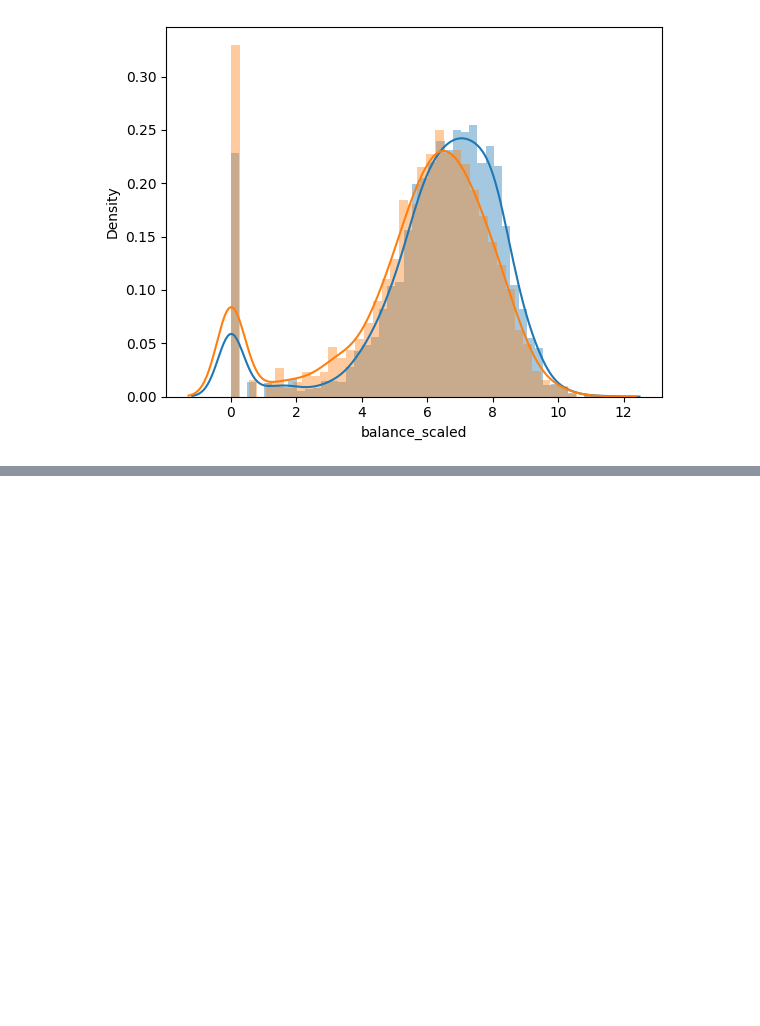
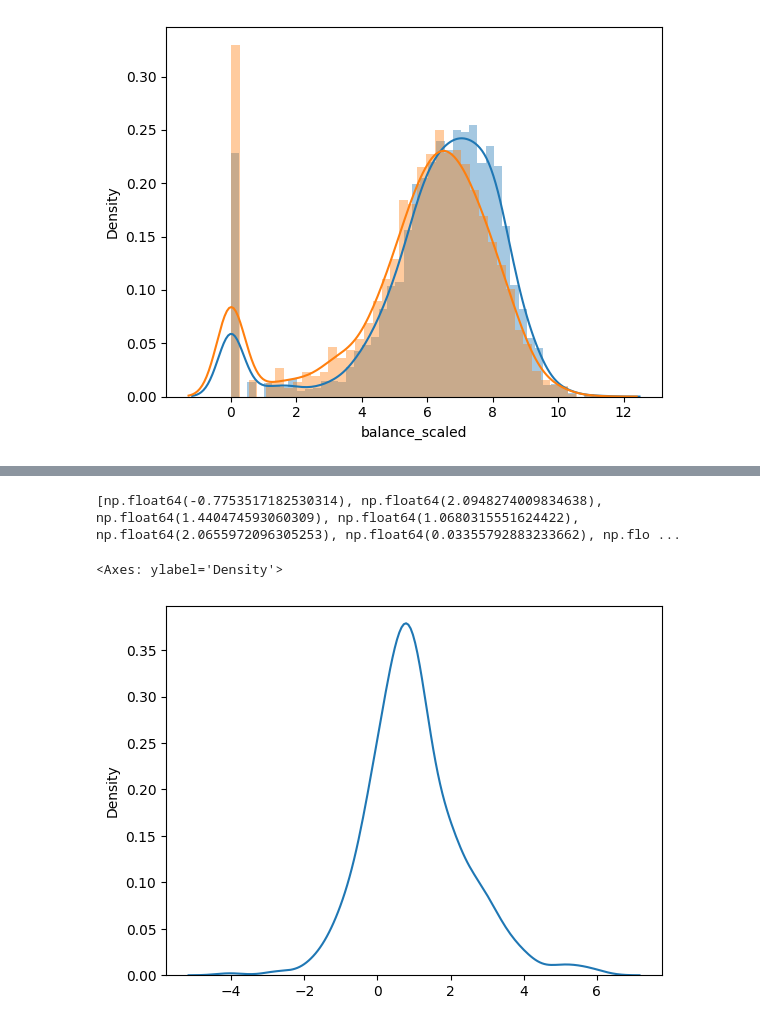
Before and after one commit to UKD1211/100_days_ML_cX_ISI_DS, a Jupyter notebook: Bank_Marketing_Campaign.ipynb, the cells around one changed output, grey strips where cells are left out. Drawn from its saved outputs; the diff is of its cells as text; code cells hidden in the pictures; blank space fills up the shorter version.

```diff
--- a/Bank_Marketing_Campaign.ipynb
+++ b/Bank_Marketing_Campaign.ipynb
@@ -706,0 +816,12 @@ https://gist.github.com/mwaskom/de44147ed2974457ad6372750bbe5751
+# %%
+l = []
+for i in range(0,500):
+  l.append(((df[df['deposit'] == 'yes']['balance'].sample(50)).mean() - (df[df['deposit'] == 'no']['balance'].sample(50)).mean())/np.sqrt((df[df['deposit'] == 'yes']['balance'].sample(50)).var()/50 + (df[df['deposit'] == 'no']['balance'].sample(50)).var()/50))
+print(l)
+# %% [output]
+[np.float64(-0.7753517182530314), np.float64(2.0948274009834638), np.float64(1.440474593060309), np.float64(1.0680315551624422), np.float64(2.0655972096305253), np.float64(0.03355792883233662), np.flo ...
+# %%
+sns.kdeplot(pd.Series(l))
+# %% [output]
+<Axes: ylabel='Density'>
+[figure, added]
```
Also changed, not shown: parts of 17 cells of this notebook.
